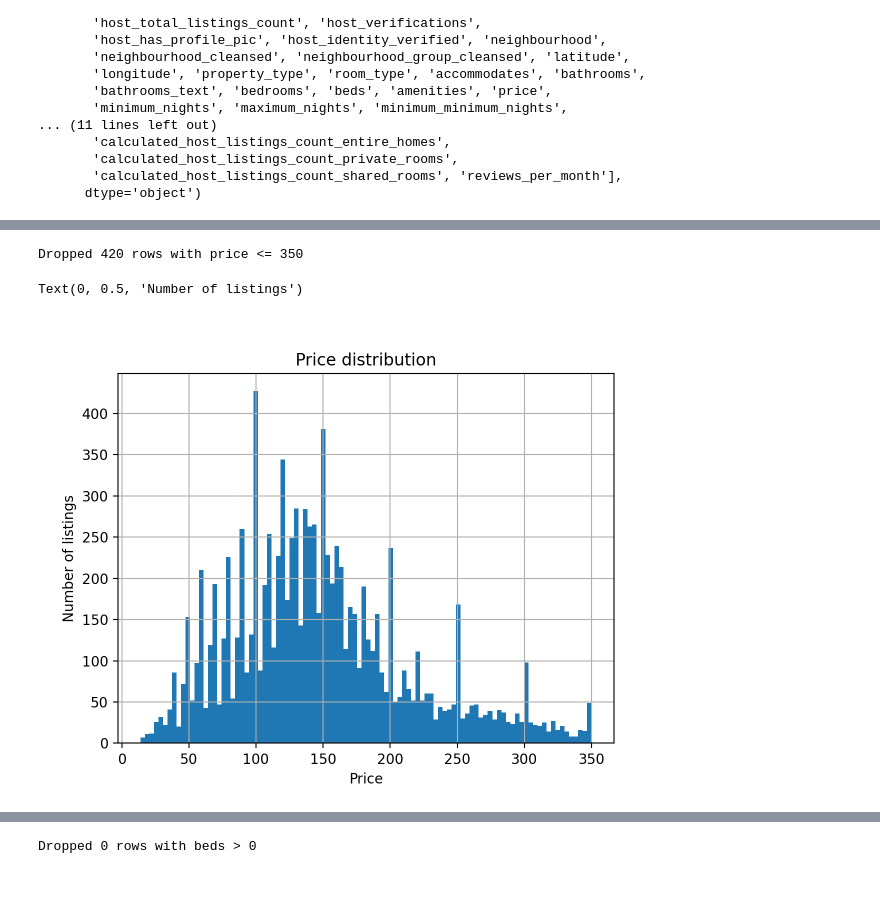
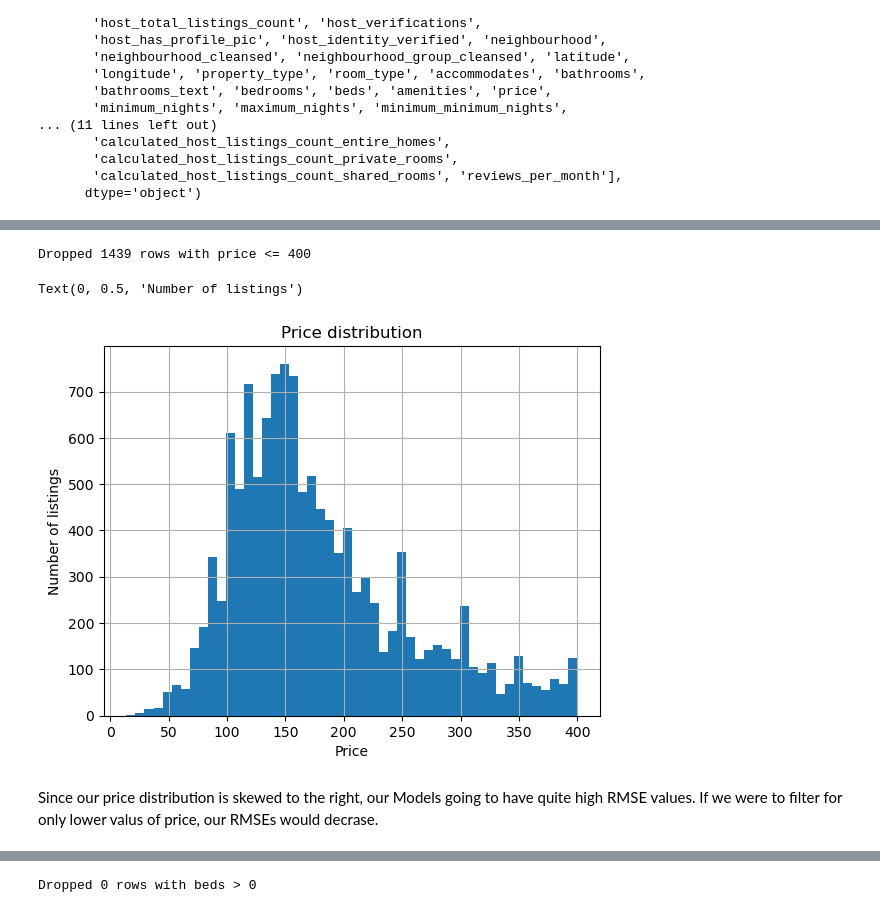
Before and after one commit to szilvasipeter2000/Data-Analysis-3, a Jupyter notebook: assignment-2/assignment2-working.ipynb, the cells around one changed output, grey strips where cells are left out. Saved outputs shown, nothing was run; the diff lists cells and outputs as text; code cells hidden in the pictures; blank space fills up the shorter version.

Commit message:
finished modeling, cleaned up code

```diff
--- a/assignment-2/assignment2-working.ipynb
+++ b/assignment-2/assignment2-working.ipynb
@@ -85,9 +89,5 @@ drop = ['listing_url','scrape_id','last_scraped','source','name','description','
 
 listings = listings.drop(columns=drop)
-# %%
-# filter for local governments: Melbourne, Port Philip, Stonnington, Yarra
-# these neighborhoods are the central ones, where we would also have our apartments to price
-listings = listings[listings['neighbourhood_cleansed'].isin(['Melbourne','Port Phillip','Stonnington','Yarra'])]
 # %%
 listings.shape
 # %% [output]
@@ -229,9 +249,6 @@ listings[listings.columns[38:].tolist()].describe()
 # first create flags for missing variables, then input with median.
 
 listings = listings.assign(
-    # flag for bedroom
-    flag_bedrooms=np.multiply(listings.bedrooms.isna(), 1),
-    bedrooms=listings.bedrooms.fillna(np.median(listings.bedrooms.dropna())),
     # flag for beds
     flag_beds=np.multiply(listings.beds.isna(), 1),
     beds=listings.beds.fillna(np.median(listings.beds.dropna())),
@@ -291,0 +327,5 @@ listings['property_type'] = listings['property_type'].apply(lambda x: 'Rental Un
+# %%
+before = listings.shape[0]
+listings = listings.dropna(subset=['bedrooms'])
+after = listings.shape[0]
+print(f"Dropped {before-after} rows due to missing bedrooms")
@@ -522,19 +519,21 @@ Name: price, dtype: float64
 # %%
 ## drop unreasonable prices
 before = listings.shape[0]
-listings = listings[listings['price'] <= 350]
+listings = listings[listings['price'] <= 400]
 after = listings.shape[0]
-print(f"Dropped {before - after} rows with price <= 350")
+print(f"Dropped {before - after} rows with price <= 400")
 # %% [output]
-Dropped 420 rows with price <= 350
+Dropped 1439 rows with price <= 400
 # %%
-listings['price'].hist(bins = 100)
+listings['price'].hist(bins = 50)
 plt.title('Price distribution')
 plt.xlabel('Price')
 plt.ylabel('Number of listings')
 # %% [output]
 Text(0, 0.5, 'Number of listings')
-[figure, old version]
+[figure, new version]
+# %% [markdown]
+Since our price distribution is skewed to the right, our Models going to have quite high RMSE values. If we were to filter for only lower valus of price, our RMSEs would decrase.
 # %%
 ## drop huge number of accomodates
 before = listings.shape[0]
```
Also changed, not shown: parts of 98 cells of this notebook, 2 other files.
